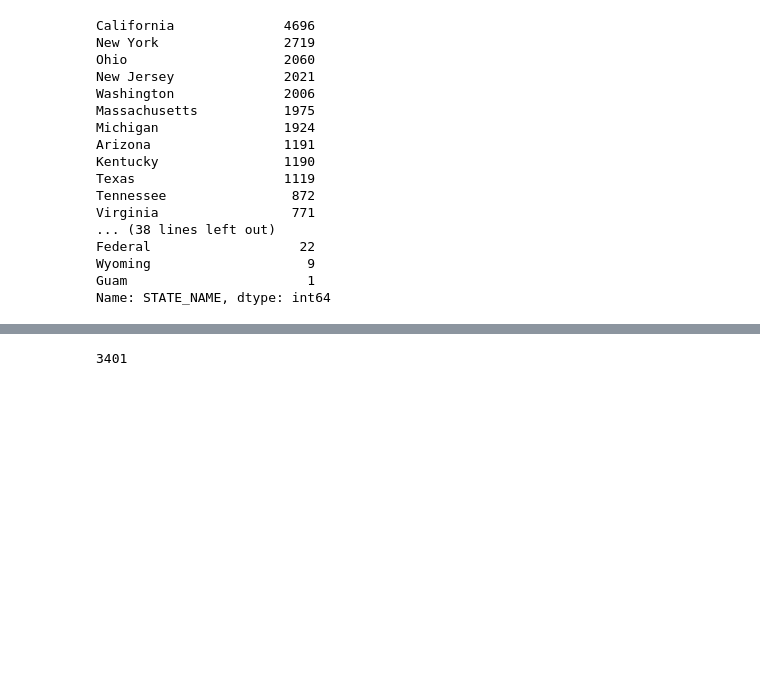
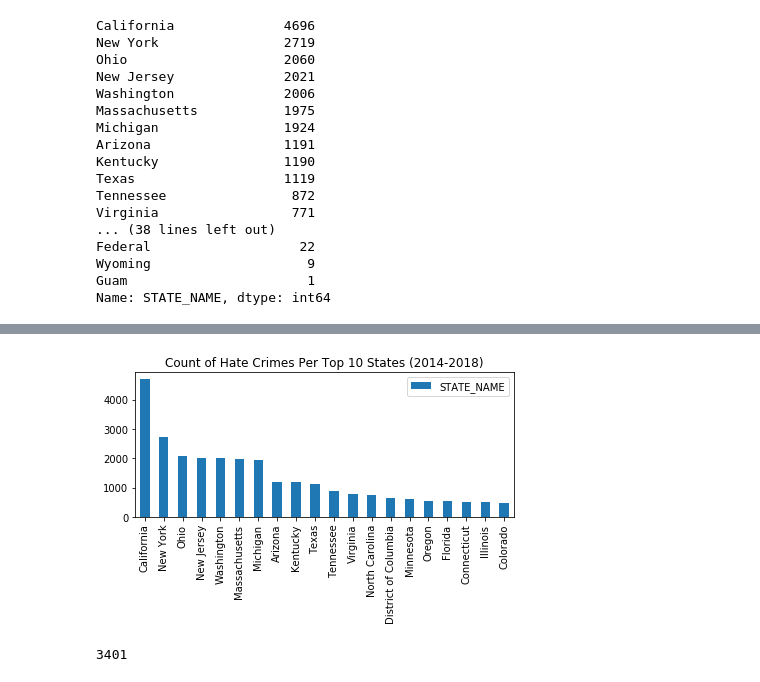
Before and after one commit to sjplaza/privateinvestigators, a Jupyter notebook: Anthony_Branch/Cities_Most_Least.ipynb, the cells around one changed output, grey strips where cells are left out. Cells and saved outputs as stored; diff of their text form; code cells hidden in the pictures; blank space fills up the shorter version.

```diff
--- a/Anthony_Branch/Cities_Most_Least.ipynb
+++ b/Anthony_Branch/Cities_Most_Least.ipynb
@@ -102,3 +102,6 @@ Federal                   22
 Wyoming                    9
 Guam                       1
 Name: STATE_NAME, dtype: int64
+# %%
+state_df = pd.DataFrame(state_count_df)
+state_df.head(20)
@@ -104,0 +126,2 @@ Name: STATE_NAME, dtype: int64
+# %%
+top_twenty_states = state_df.loc[['California', 'New York', 'Ohio', 'New Jersey', 'Washington', 'Massachusetts', 'Michigan', 'Arizona', 'Kentucky', 'Texas', 'Tennessee', 'Virginia', 'North Carolina', 'District of Columbia', 'Minnesota', 'Oregon', 'Florida', 'Connecticut', 'Illinois', 'Colorado']]
@@ -105,3 +148,12 @@ Name: STATE_NAME, dtype: int64
+# %%
+top_twenty_states.plot(kind='bar')
+
+plt.title('Count of Hate Crimes Per Top 10 States (2014-2018)')
+
+plt.tight_layout()
+plt.show()
+# %% [output]
+[figure, added]
 # %%
 len(columns_df["PUB_AGENCY_NAME"].unique())
 # %% [output]
```
Also changed, not shown: parts of 8 cells of this notebook.
